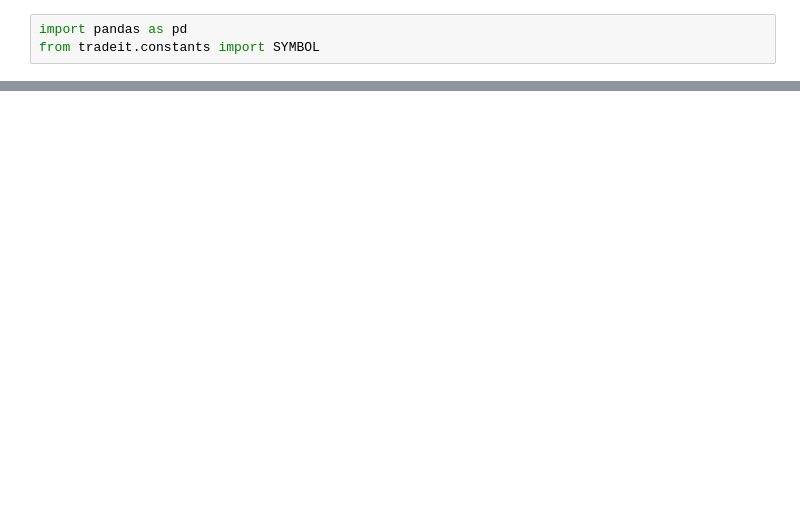
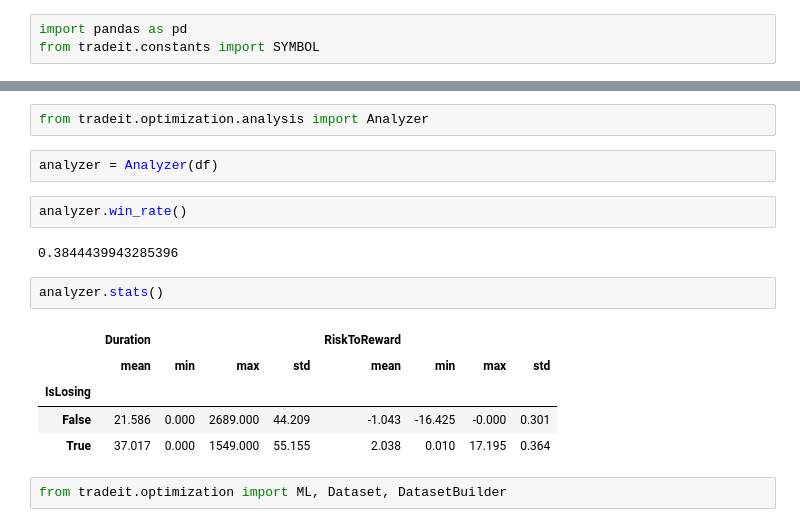
Before and after one commit to abdel-ely-ds/just-trade-it, a Jupyter notebook: Untitled.ipynb, the cells around one changed output, grey strips where cells are left out. Drawn from its saved outputs; the diff is of its cells as text; blank space fills up the shorter version.

```diff
--- a/Untitled.ipynb
+++ b/Untitled.ipynb
@@ -29,0 +42,18 @@ ModuleNotFoundError: No module named 'tradeit.analysis'
+# %%
+from tradeit.optimization.analysis import Analyzer
+# %%
+analyzer = Analyzer(df)
+# %%
+analyzer.win_rate()
+# %% [output]
+0.3844439943285396
+# %%
+analyzer.stats()
+# %% [output]
+|  | Duration |  |  |  | RiskToReward |  |  |  |
+|  | mean | min | max | std | mean | min | max | std |
+| IsLosing |  |  |  |  |  |  |  |  |
+| False | 21.586 | 0.000 | 2689.000 | 44.209 | -1.043 | -16.425 | -0.000 | 0.301 |
+| True | 37.017 | 0.000 | 1549.000 | 55.155 | 2.038 | 0.010 | 17.195 | 0.364 |
+# %%
+from tradeit.optimization import ML, Dataset, DatasetBuilder
```
Also changed, not shown: parts of 14 cells of this notebook, 3 other files.
